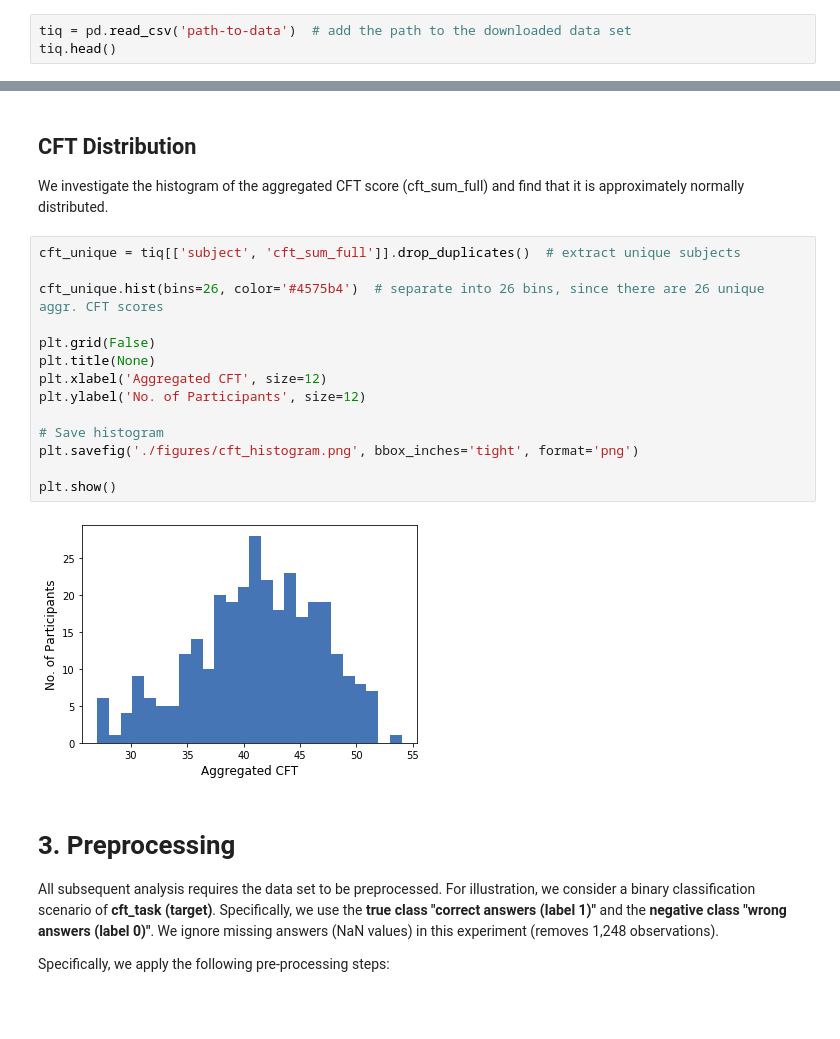
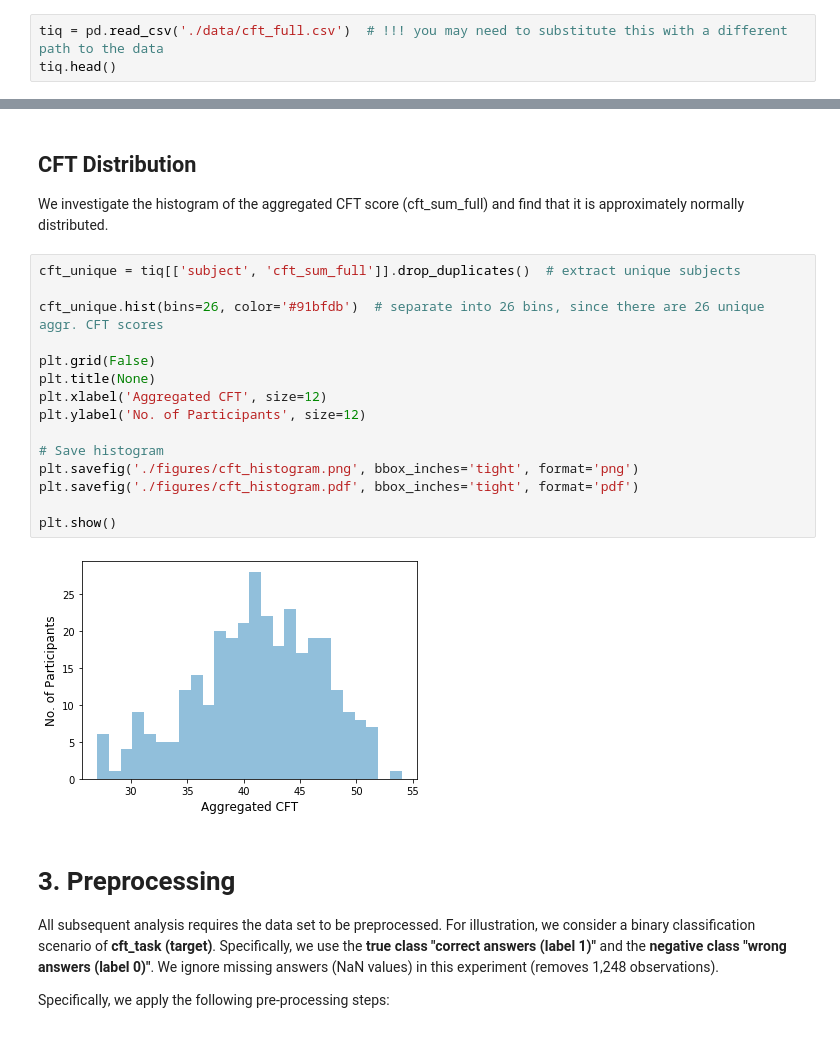
Before and after one commit to haugjo/TueEyeQ, a Jupyter notebook: analysis.ipynb, the cells around one changed output, grey strips where cells are left out. Saved outputs shown, nothing was run; the diff lists cells and outputs as text.

```diff
--- a/analysis.ipynb
+++ b/analysis.ipynb
@@ -32,7 +32,7 @@ from lime import lime_tabular
 import dcor
 import pickle
 # %%
-tiq = pd.read_csv('path-to-data')  # add the path to the downloaded data set
+tiq = pd.read_csv('./data/cft_full.csv')  # !!! you may need to substitute this with a different path to the data
 tiq.head()
 # %% [output]
 |  | task_id | subject | age | gender | handedness | native_german | native_german_mother | ... |
@@ -160,19 +158,20 @@ We investigate the histogram of the aggregated CFT score (cft_sum_full) and find
 # %%
 cft_unique = tiq[['subject', 'cft_sum_full']].drop_duplicates()  # extract unique subjects
 
-cft_unique.hist(bins=26, color='#4575b4')  # separate into 26 bins, since there are 26 unique aggr. CFT scores
+cft_unique.hist(bins=26, color='#91bfdb')  # separate into 26 bins, since there are 26 unique aggr. CFT scores
 
 plt.grid(False)
 plt.title(None)
 plt.xlabel('Aggregated CFT', size=12)
 plt.ylabel('No. of Participants', size=12)
 
 # Save histogram
 plt.savefig('./figures/cft_histogram.png', bbox_inches='tight', format='png')
+plt.savefig('./figures/cft_histogram.pdf', bbox_inches='tight', format='pdf')
 
 plt.show()
 # %% [output]
-[figure, old version]
+[figure, new version]
 # %% [markdown]
 # 3. Preprocessing
 
```
Also changed, not shown: parts of 16 cells of this notebook, 11 other files.
